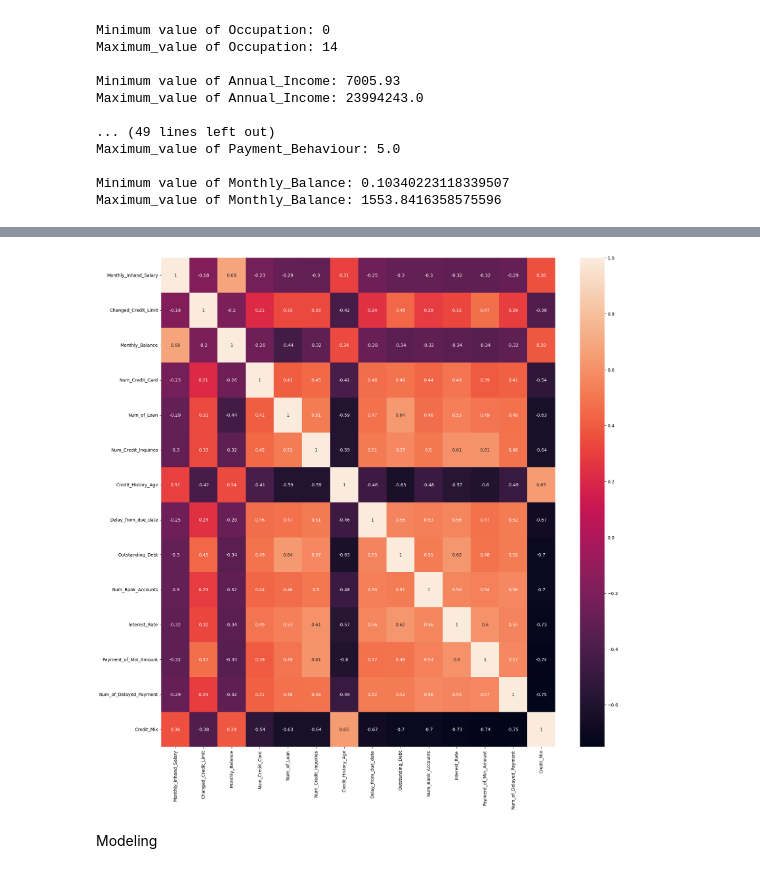
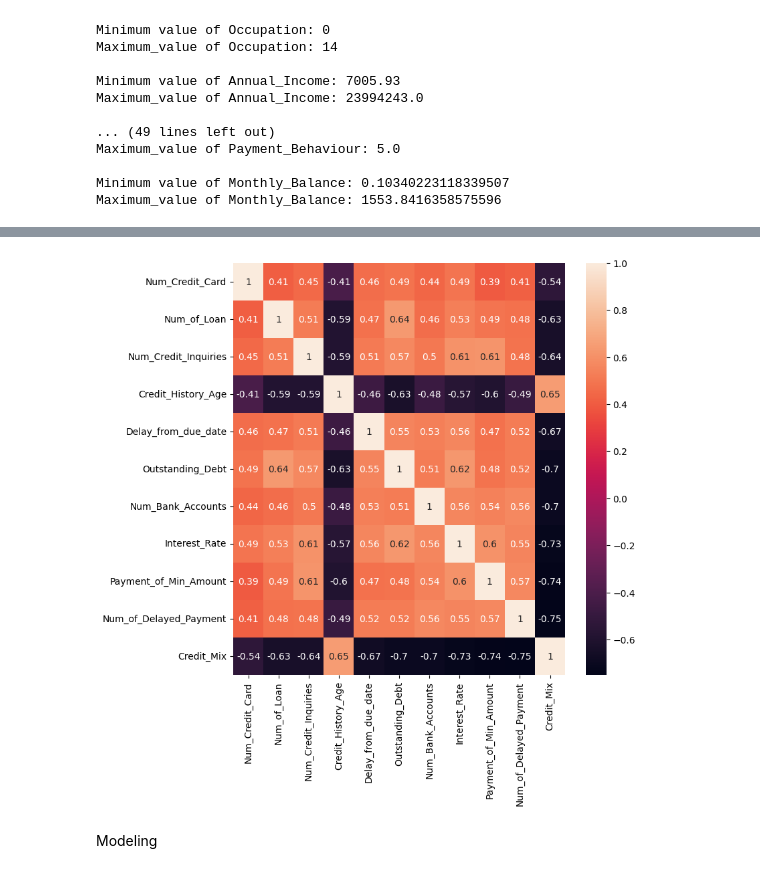
Before and after one commit to Anson369/Credit-card-status-prediction, a Jupyter notebook: credit_score.ipynb, the cells around one changed output, grey strips where cells are left out. Drawn from its saved outputs; the diff is of its cells as text; code cells hidden in the pictures.

```diff
--- a/credit_score.ipynb
+++ b/credit_score.ipynb
@@ -470,5 +481,4 @@ Maximum_value of Monthly_Balance: 1553.8416358575596
 df.drop(index=df[df['Age']==95].index,inplace=True)
 # %%
 corr=df.corr(numeric_only=True)['Credit_Mix'].abs().sort_values()
-df2=df[corr[corr>0.3].index]
-df2
+corr=corr.tail(11)
@@ -488,0 +500,3 @@ df2
+# %%
+df2=df[corr.index]
+df2
@@ -489,9 +517,9 @@ df2
 # %%
-plt.figure(figsize=(20,20))
+plt.figure(figsize=(8,8))
 sns.heatmap(df2.corr(numeric_only=True),annot=True)
 plt.show()
 # %% [output]
-[figure, old version]
+[figure, new version]
 # %% [markdown]
 Modeling
 # %%
```
Also changed, not shown: parts of 8 cells of this notebook, 3 other files.
